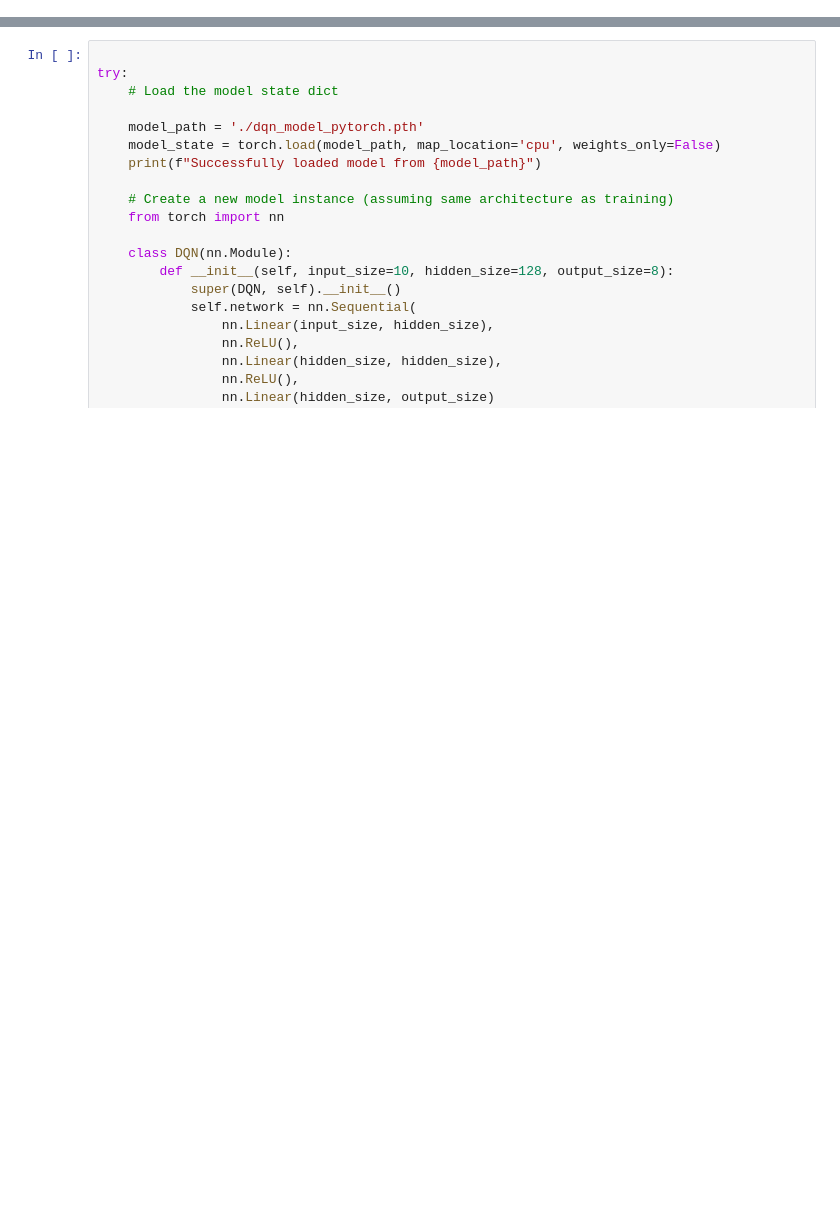
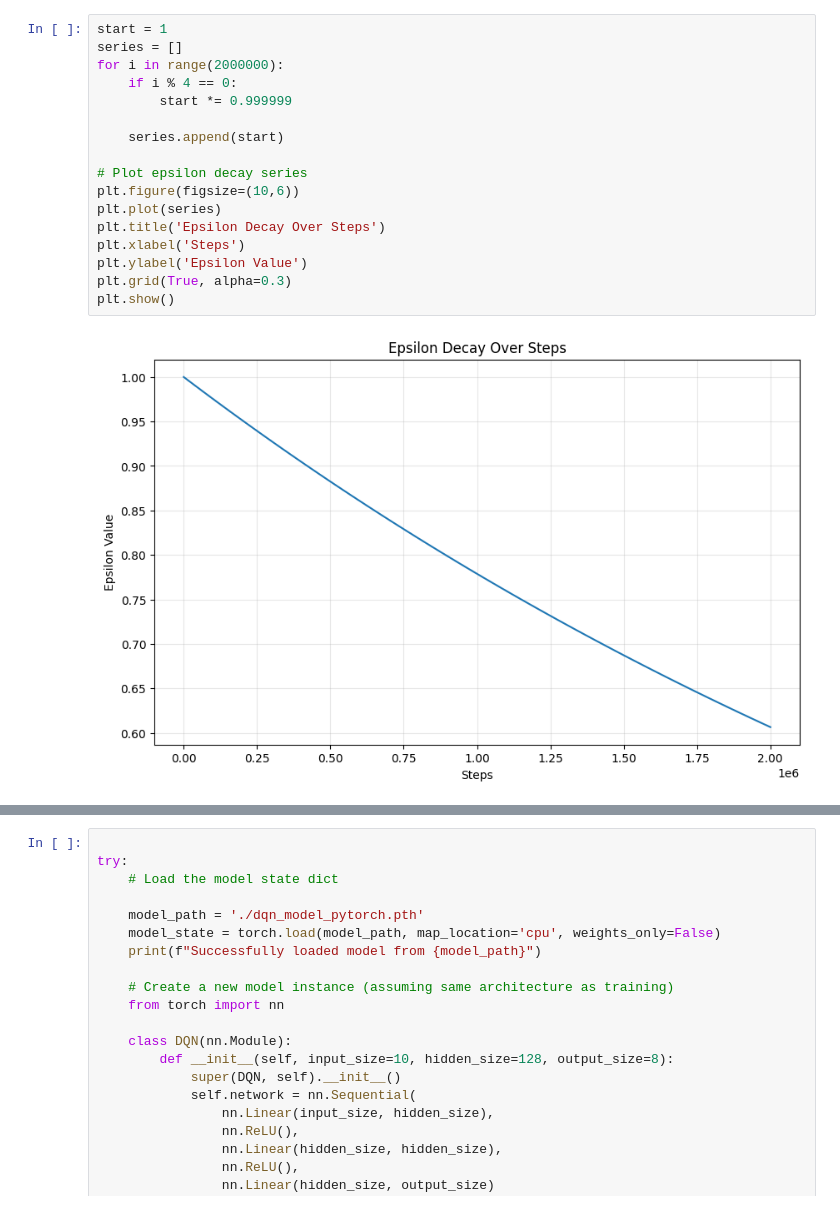
Before and after one commit to dustinvan910/robocode, a Jupyter notebook: robots/RLrobots/stats.ipynb, the cells around one changed output, grey strips where cells are left out. Cells and saved outputs as stored; diff of their text form; blank space fills up the shorter version.

```diff
--- a/robots/RLrobots/stats.ipynb
+++ b/robots/RLrobots/stats.ipynb
@@ -86,3 +122,22 @@ Average Loss (last 50 episodes): 2.1355
+# %%
+start = 1
+series = []
+for i in range(2000000):
+    if i % 4 == 0:
+        start *= 0.999999
+
+    series.append(start)
+
+# Plot epsilon decay series
+plt.figure(figsize=(10,6))
+plt.plot(series)
+plt.title('Epsilon Decay Over Steps')
+plt.xlabel('Steps')
+plt.ylabel('Epsilon Value')
+plt.grid(True, alpha=0.3)
+plt.show()
+# %% [output]
+[figure, added]
 # %%
 import asyncio
 import websockets
```
Also changed, not shown: parts of 2 cells of this notebook, 9 other files.
